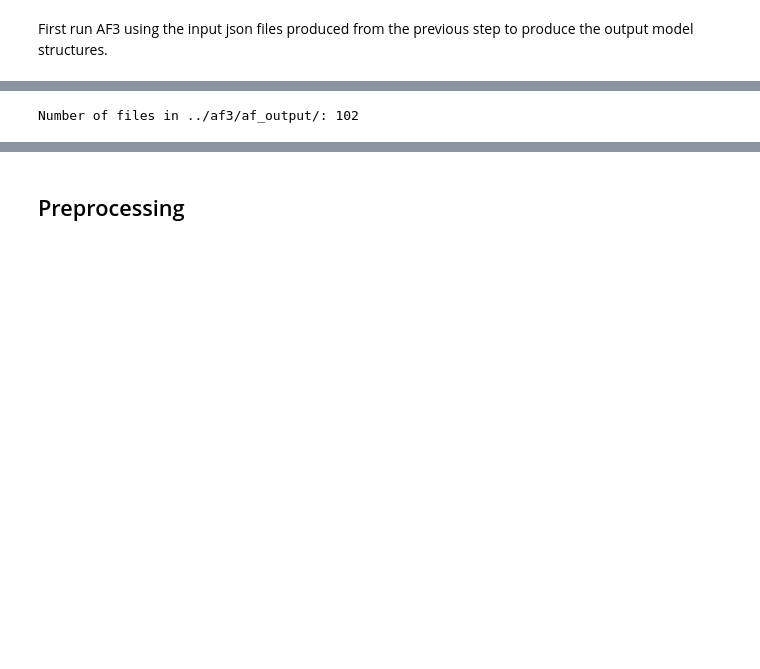
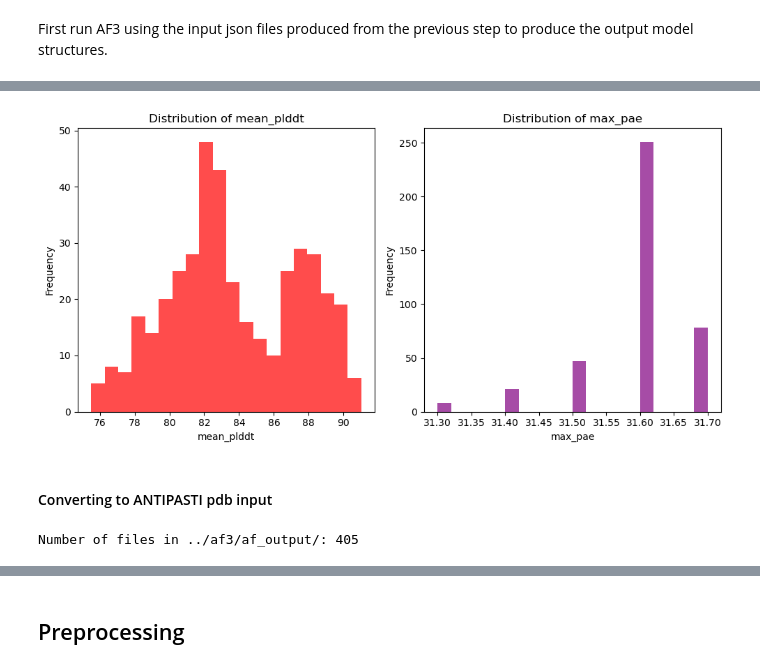
Before and after one commit to Philament1/ANTIPASTI, a Jupyter notebook: notebooks/Training.ipynb, the cells around one changed output, grey strips where cells are left out. Saved outputs shown, nothing was run; the diff lists cells and outputs as text; code cells hidden in the pictures; blank space fills up the shorter version.

```diff
--- a/notebooks/Training.ipynb
+++ b/notebooks/Training.ipynb
@@ -599,3 +809,32 @@ First run AF3 using the input json files produced from the previous step to prod
+# %%
+fig, (ax1, ax2) = plt.subplots(1, 2, figsize=(10, 5))
+
+ax1.hist(df_confidence_summary['mean_plddt'], bins=20, color='red', alpha=0.7)
+ax1.set_title('Distribution of mean_plddt')
+ax1.set_xlabel('mean_plddt')
+ax1.set_ylabel('Frequency')
+
+ax2.hist(df_confidence_summary['max_pae'], bins=20, color='purple', alpha=0.7)
+ax2.set_title('Distribution of max_pae')
+ax2.set_xlabel('max_pae')
+ax2.set_ylabel('Frequency')
+
+# ax3.hist(df_confidence_summary['ptm'], bins=20, color='blue', alpha=0.7)
+# ax3.set_title('Distribution of ptm')
+# ax3.set_xlabel('ptm')
+# ax3.set_ylabel('Frequency')
+
+# ax4.hist(df_confidence_summary['iptm'], bins=20, color='green', alpha=0.7)
+# ax4.set_title('Distribution of iptm')
+# ax4.set_xlabel('iptm')
+# ax4.set_ylabel('Frequency')
+
+plt.tight_layout()
+plt.show()
+# %% [output]
+[figure, added]
+# %% [markdown]
+#### Converting to ANTIPASTI pdb input
 # %%
 import pymol2
 import os
@@ -603,13 +842,13 @@ import os
 cif_in_dir = AF_OUTPUT_PATH
 pdb_out_dir = STRUCTURES_PATH
 
-# List all files in the directory
-files = [f for f in os.listdir(cif_in_dir)]
+# List all folders in the directory
+files = [f for f in os.listdir(cif_in_dir) if os.path.isdir(os.path.join(cif_in_dir, f))]
 
 # Print the number of files
 print(f"Number of files in {cif_in_dir}: {len(files)}")
 # %% [output]
-Number of files in ../af3/af_output/: 102
+Number of files in ../af3/af_output/: 405
 # %%
 # iterate over files in
 # that directory
```
Also changed, not shown: parts of 82 cells of this notebook.
